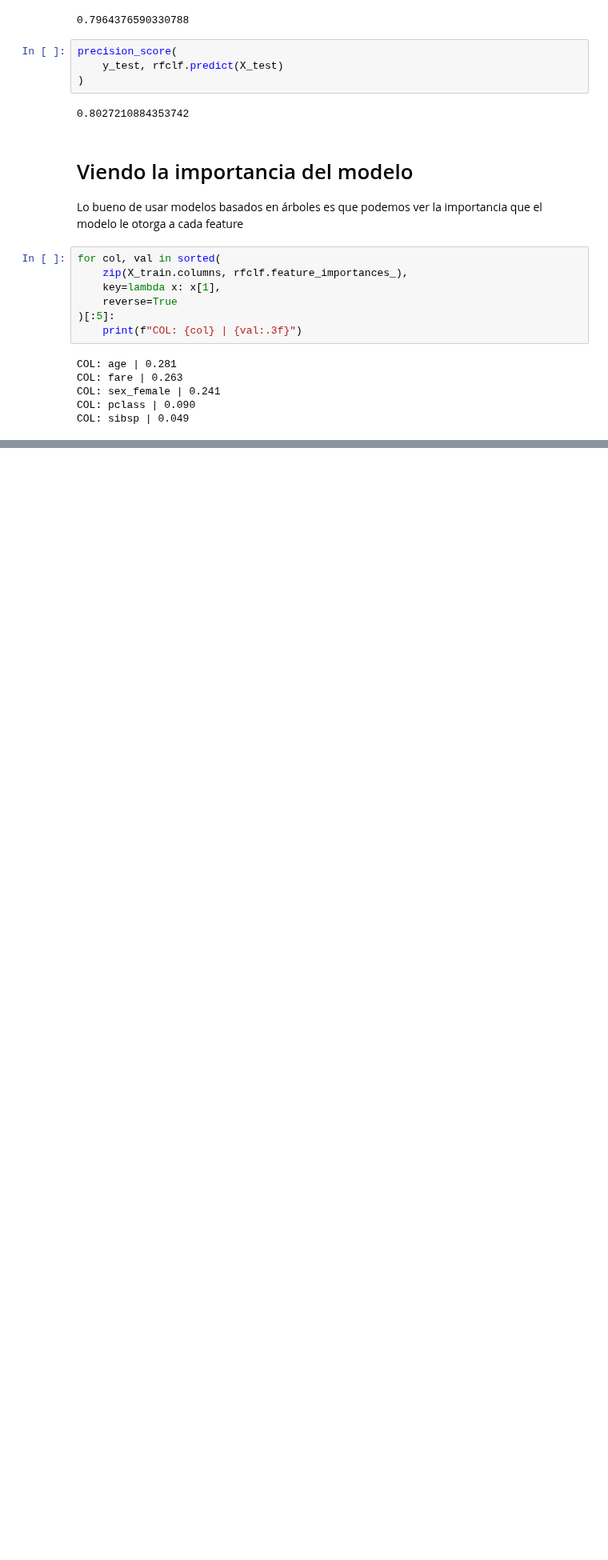
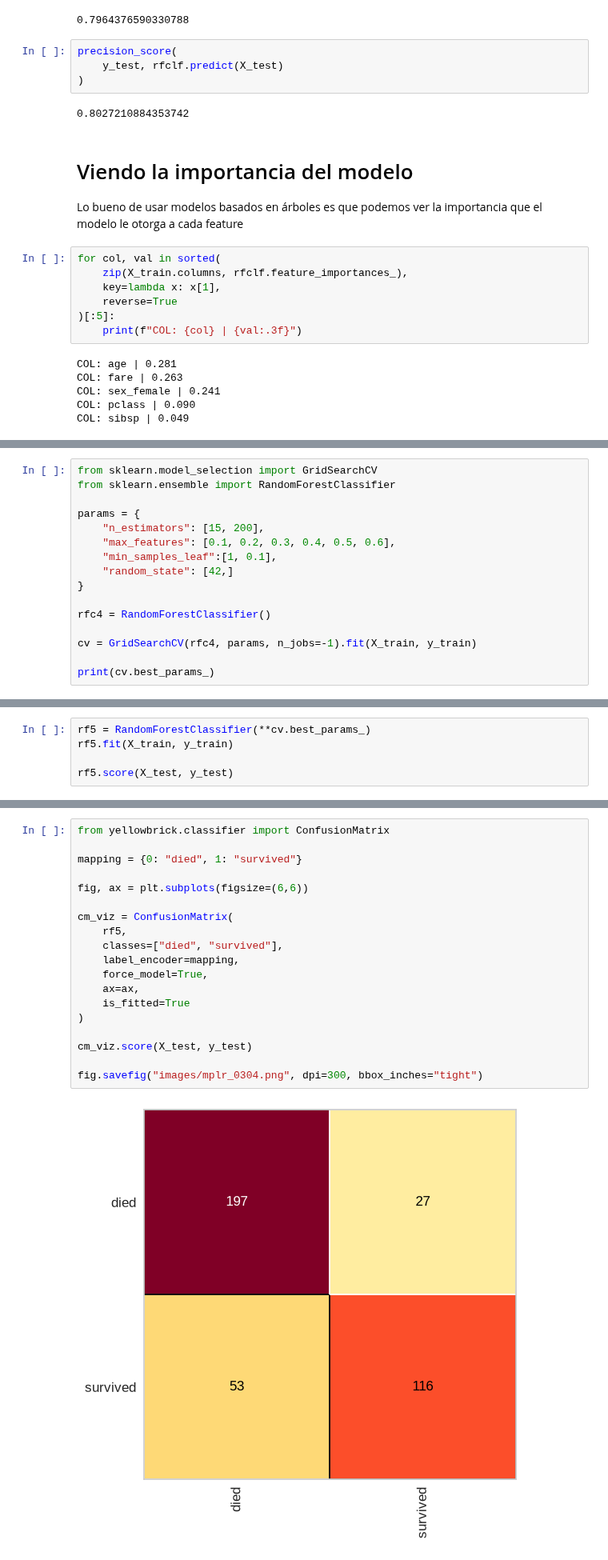
Before and after one commit to gjae/ml-matharrison-pocketreference, a Jupyter notebook: 001-titanic-classification.ipynb, the cells around one changed output, grey strips where cells are left out. Shown at 80% size. Saved outputs shown, nothing was run; the diff lists cells and outputs as text; blank space fills up the shorter version.

Commit message:
Hyperparameter fine-tunning with GridSearchCV and RandominzedSearchCV

```diff
--- a/001-titanic-classification.ipynb
+++ b/001-titanic-classification.ipynb
@@ -510,0 +529,16 @@ COL: sibsp | 0.049
+# %%
+from sklearn.model_selection import GridSearchCV
+from sklearn.ensemble import RandomForestClassifier
+
+params = {
+    "n_estimators": [15, 200],
+    "max_features": [0.1, 0.2, 0.3, 0.4, 0.5, 0.6],
+    "min_samples_leaf":[1, 0.1],
+    "random_state": [42,]
+}
+
+rfc4 = RandomForestClassifier()
+
+cv = GridSearchCV(rfc4, params, n_jobs=-1).fit(X_train, y_train)
+
+print(cv.best_params_)
@@ -510,0 +547,5 @@ COL: sibsp | 0.049
+# %%
+rf5 = RandomForestClassifier(**cv.best_params_)
+rf5.fit(X_train, y_train)
+
+rf5.score(X_test, y_test)
@@ -510,0 +610,21 @@ COL: sibsp | 0.049
+# %%
+from yellowbrick.classifier import ConfusionMatrix
+
+mapping = {0: "died", 1: "survived"}
+
+fig, ax = plt.subplots(figsize=(6,6))
+
+cm_viz = ConfusionMatrix(
+    rf5,
+    classes=["died", "survived"],
+    label_encoder=mapping,
+    force_model=True,
+    ax=ax,
+    is_fitted=True
+)
+
+cm_viz.score(X_test, y_test)
+
+fig.savefig("images/mplr_0304.png", dpi=300, bbox_inches="tight")
+# %% [output]
+[figure, added]
```
Also changed, not shown: parts of 10 cells of this notebook, 1 other file.
